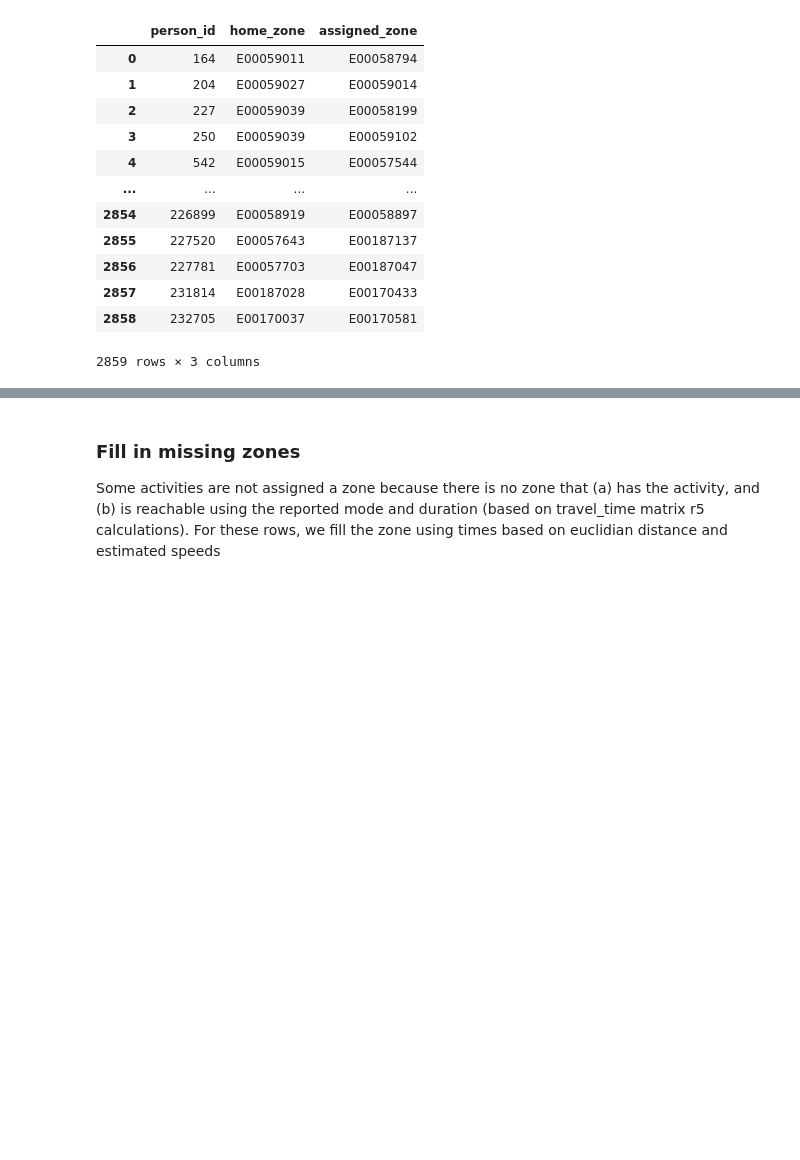
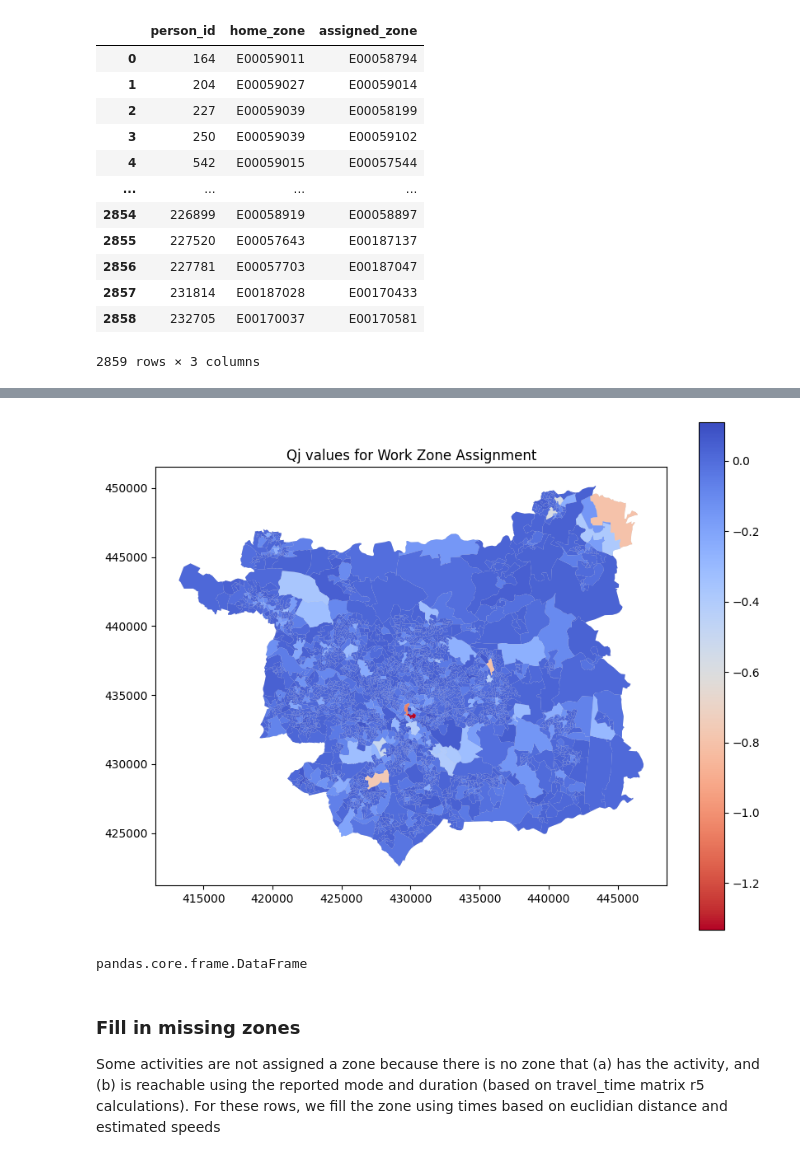
Before and after one commit to Urban-Analytics-Technology-Platform/acbm, a Jupyter notebook: notebooks/4_locations_work.ipynb, the cells around one changed output, grey strips where cells are left out. Cells and saved outputs as stored; diff of their text form; code cells hidden in the pictures; blank space fills up the shorter version.

Commit message:
validation for workplace assignment

```diff
--- a/notebooks/4_locations_work.ipynb
+++ b/notebooks/4_locations_work.ipynb
@@ -722,0 +842,17 @@ assignment_opt
+# %%
+total_actual = workzone_assignment_opt['demand_actual'].sum()
+total_assigned = workzone_assignment_opt['demand_assigned'].sum()
+
+# Calculate the total demand and total assigned demand for each destination zone
+workzone_assignment_opt_agg = workzone_assignment_opt.groupby('assigned_zone').agg(
+    total_demand_actual=('demand_actual', 'sum'),
+    total_demand_assigned=('demand_assigned', 'sum')
+).reset_index()
+
+# Calculate qj (total_demand_actual / total_actual)
+workzone_assignment_opt_agg['dj_actual_dk'] = workzone_assignment_opt_agg['total_demand_actual'] / total_actual
+workzone_assignment_opt_agg['dj_assigned_dk'] = workzone_assignment_opt_agg['total_demand_assigned'] / total_assigned
+workzone_assignment_opt_agg['qj'] = (workzone_assignment_opt_agg['dj_actual_dk'] - workzone_assignment_opt_agg['dj_assigned_dk']) * 100
+
+# workzone_assignment_opt_agg['qj'] = (workzone_assignment_opt_agg['total_demand_actual'] / total_actual) - (workzone_assignment_opt_agg['total_demand_assigned'] / total_assigned)
+workzone_assignment_opt_agg
@@ -722,0 +877,7 @@ assignment_opt
+# %%
+# merge boundaries with workzone_assignment_opt
+workzone_assignment_opt_agg_gdf = boundaries[['OA21CD', 'geometry']].merge(workzone_assignment_opt_agg, left_on='OA21CD', right_on='assigned_zone', how='left')
+
+# Ensure the result is a GeoDataFrame
+workzone_assignment_opt_agg_gdf = gpd.GeoDataFrame(workzone_assignment_opt_agg_gdf)
+workzone_assignment_opt_agg_gdf
@@ -723,3 +898,18 @@ assignment_opt
+# %%
+# Plot the map
+fig, ax = plt.subplots(figsize=(10, 8))
+boundaries.plot(ax=ax, color='lightgrey')
+workzone_assignment_opt_agg_gdf.plot(column='qj', legend=True, cmap='coolwarm_r', ax=ax)
+
+plt.title('Qj values for Work Zone Assignment')
+plt.show()
+# %% [output]
+[figure, added]
+# %%
+# check if the layer is a gdf
+type(workzone_assignment_opt_agg_gdf)
+# %% [output]
+pandas.core.frame.DataFrame
 # %% [markdown]
 ### Fill in missing zones
 
```
Also changed, not shown: parts of 21 cells of this notebook, 1 other file.
